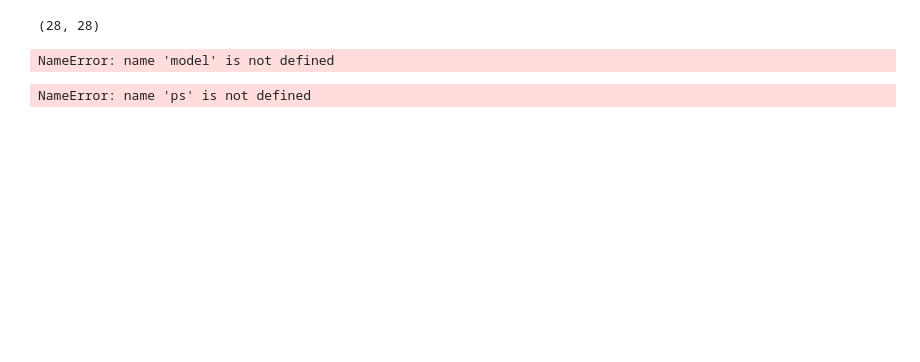
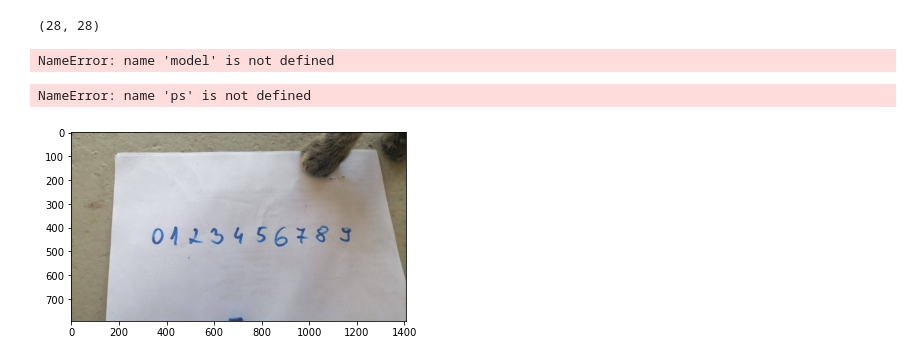
Before and after one commit to Marzipan78/Striving, a Jupyter notebook: M6_Computer_Vision/04. Kernels, callbacks and thresholding/Mini projects.ipynb, the cells around one changed output. Cells and saved outputs as stored; diff of their text form; code cells hidden in the pictures; blank space fills up the shorter version.

```diff
--- a/M6_Computer_Vision/04. Kernels, callbacks and thresholding/Mini projects.ipynb
+++ b/M6_Computer_Vision/04. Kernels, callbacks and thresholding/Mini projects.ipynb
@@ -225,6 +225,17 @@ NameError: name 'model' is not defined
 ps
 # %% [output]
 NameError: name 'ps' is not defined
+# %%
+def image_readers(path,img):
+        image = path + img
+        numbers = cv2.imread(image)
+        numbers = cv2.cvtColor(numbers, cv2.COLOR_BGR2RGB)
+        plt.imshow(numbers)
+        return numbers
+# %%
+digitsss = image_readers("./img/","digits.jpg")
+# %% [output]
+[figure, added]
 # %%
 test = Tensify.image_reader("./img/","digits.jpg")
 # %% [output]
```
Also changed, not shown: parts of 3 cells of this notebook, 11 other files.
